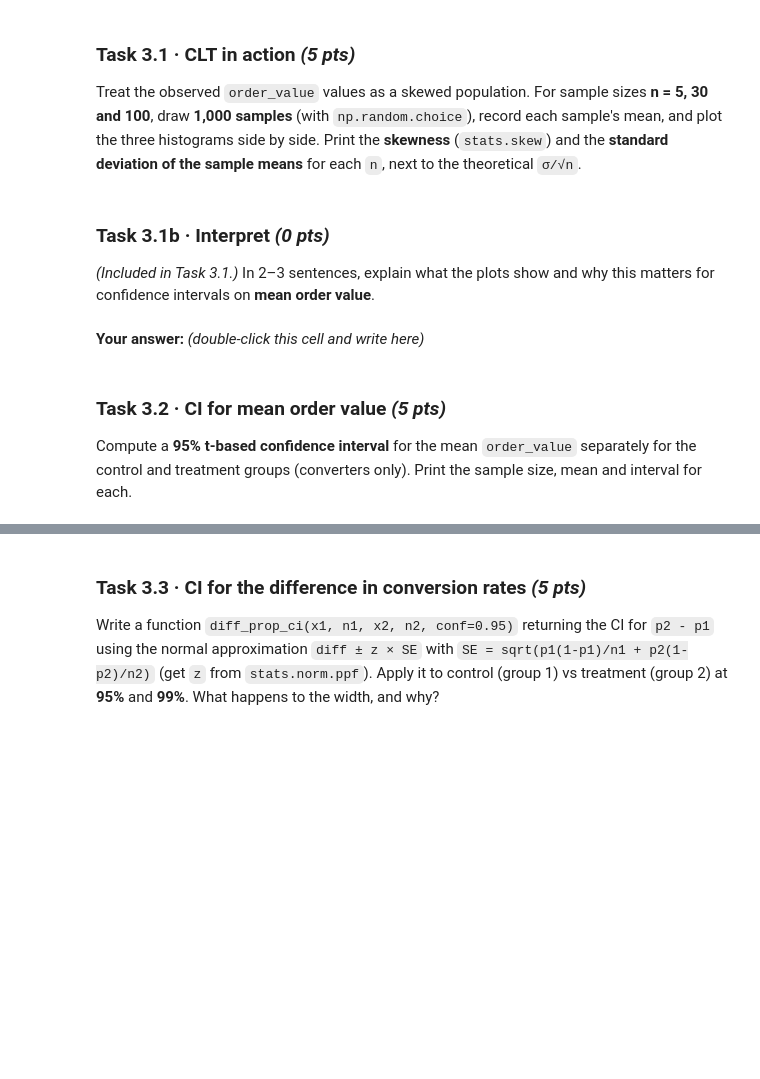
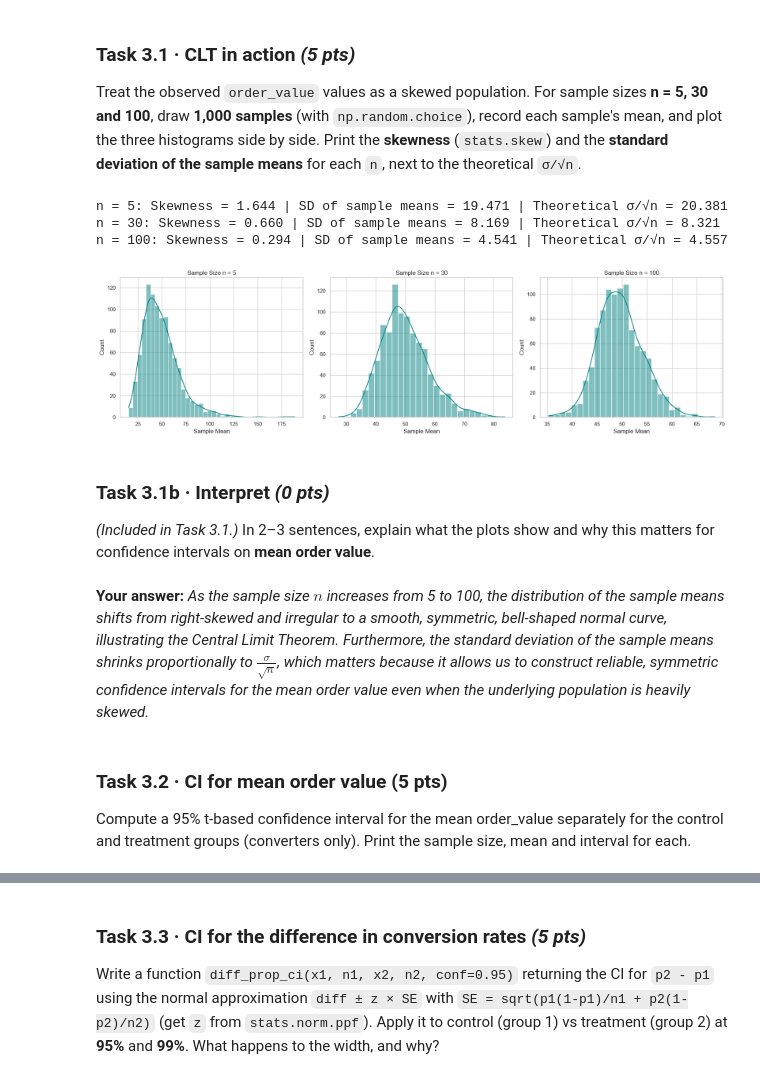
Before and after one commit to Wambura001/data_science_labs, a Jupyter notebook: Assignment_ShopSphere_AB_Test.ipynb, the cells around one changed output, grey strips where cells are left out. Saved outputs shown, nothing was run; the diff lists cells and outputs as text; code cells hidden in the pictures; blank space fills up the shorter version.

```diff
--- a/Assignment_ShopSphere_AB_Test.ipynb
+++ b/Assignment_ShopSphere_AB_Test.ipynb
@@ -125,14 +374,43 @@ def p_fraud_given_flag(prevalence, sensitivity, false_positive_rate):
 
 Treat the observed `order_value` values as a skewed population. For sample sizes **n = 5, 30 and 100**, draw **1,000 samples** (with `np.random.choice`), record each sample's mean, and plot the three histograms side by side. Print the **skewness** (`stats.skew`) and the **standard deviation of the sample means** for each `n`, next to the theoretical `σ/√n`.
 # %%
-# YOUR CODE HERE
+# Treat order_value as the skewed population
+pop = ov.dropna()
+pop_std = pop.std(ddof=1)
+pop_mean = pop.mean()
+
+sample_sizes = [5, 30, 100]
+n_sims = 1000
+
+fig, axes = plt.subplots(1, 3, figsize=(18, 5))
+
+for i, n in enumerate(sample_sizes):
+    # Draw 1000 samples of size n, and compute their means
+    sample_means = [pop.sample(n, replace=True).mean() for _ in range(n_sims)]
+    sample_means = pd.Series(sample_means)
+
+    # Calculate statistics
+    sk = stats.skew(sample_means)
+    sd_means = sample_means.std(ddof=1)
+    theoretical_se = pop_std / np.sqrt(n)
+
+    print(f"n = {n}: Skewness = {sk:.3f} | SD of sample means = {sd_means:.3f} | Theoretical σ/√n = {theoretical_se:.3f}")
+
+    # Plot histogram
+    sns.histplot(sample_means, kde=True, ax=axes[i], color='teal')
+    axes[i].set_title(f"Sample Size n = {n}")
+    axes[i].set_xlabel("Sample Mean")
+
+plt.tight_layout()
+plt.show()
+# %% [output]
+n = 5: Skewness = 1.644 | SD of sample means = 19.471 | Theoretical σ/√n = 20.381
+n = 30: Skewness = 0.660 | SD of sample means = 8.169 | Theoretical σ/√n = 8.321
+n = 100: Skewness = 0.294 | SD of sample means = 4.541 | Theoretical σ/√n = 4.557
+[figure, added]
 # %% [markdown]
 ### Task 3.1b · Interpret  *(0 pts)*
 
 *(Included in Task 3.1.)* In 2–3 sentences, explain what the plots show and why this matters for confidence intervals on **mean order value**.
 # %% [markdown]
-**Your answer:** *(double-click this cell and write here)*
+**Your answer:** *As the sample size $n$ increases from 5 to 100, the distribution of the sample means shifts from right-skewed and irregular to a smooth, symmetric, bell-shaped normal curve, illustrating the Central Limit Theorem. Furthermore, the standard deviation of the sample means shrinks proportionally to $\frac{\sigma}{\sqrt{n}}$, which matters because it allows us to construct reliable, symmetric confidence intervals for the mean order value even when the underlying population is heavily skewed.*
-# %% [markdown]
-### Task 3.2 · CI for mean order value  *(5 pts)*
-
-Compute a **95% t-based confidence interval** for the mean `order_value` separately for the control and treatment groups (converters only). Print the sample size, mean and interval for each.
@@ -140,0 +417,4 @@ Compute a **95% t-based confidence interval** for the mean `order_value` separat
+# %% [markdown]
+### Task 3.2 · CI for mean order value (5 pts)
+
+Compute a 95% t-based confidence interval for the mean order_value separately for the control and treatment groups (converters only). Print the sample size, mean and interval for each.
```
Also changed, not shown: parts of 19 cells of this notebook.
